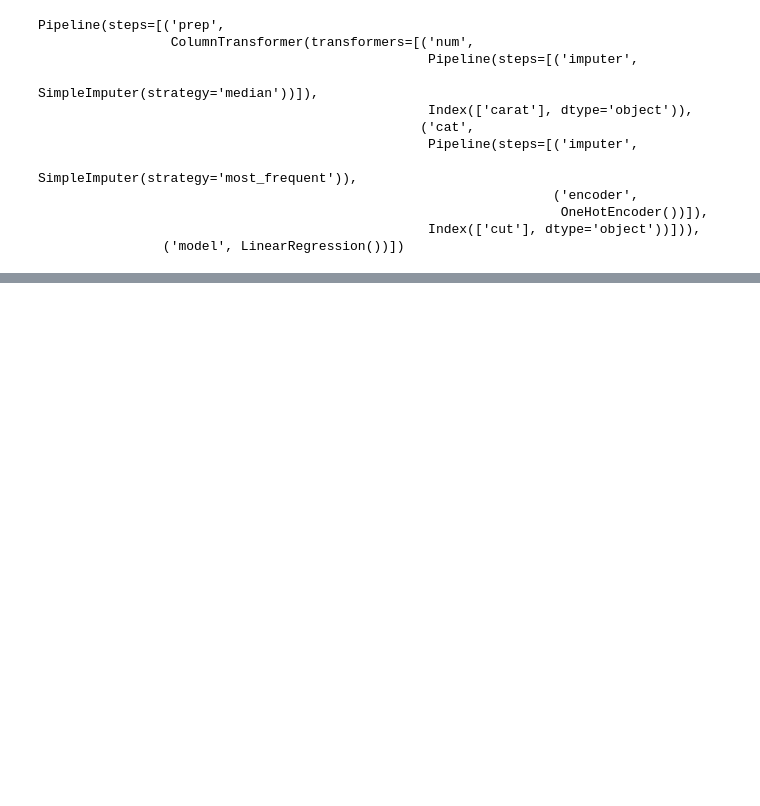
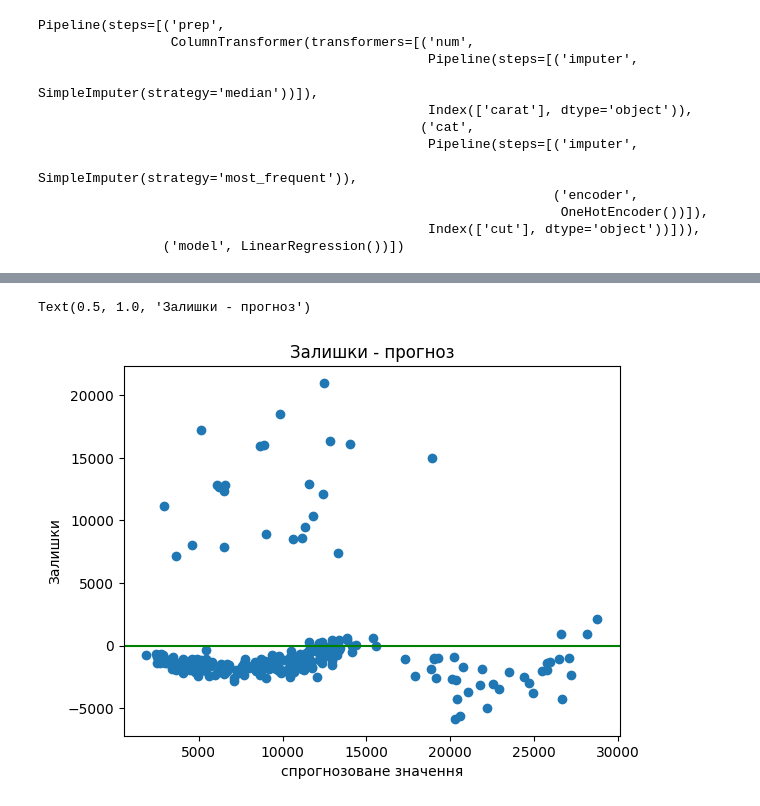
Before and after one commit to HalyshAnton/Python-AI, a Jupyter notebook: linear_regression.ipynb, the cells around one changed output, grey strips where cells are left out. Saved outputs shown, nothing was run; the diff lists cells and outputs as text; code cells hidden in the pictures; blank space fills up the shorter version.

```diff
--- a/linear_regression.ipynb
+++ b/linear_regression.ipynb
@@ -675,0 +737,9 @@ Pipeline(steps=[('prep',
+# %%
+plt.scatter(y_pred, res)
+plt.axhline(0, color="green")
+plt.xlabel("спрогнозоване значення")
+plt.ylabel("Залишки")
+plt.title("Залишки - прогноз")
+# %% [output]
+Text(0.5, 1.0, 'Залишки - прогноз')
+[figure, added]
```
Also changed, not shown: parts of 11 cells of this notebook.
